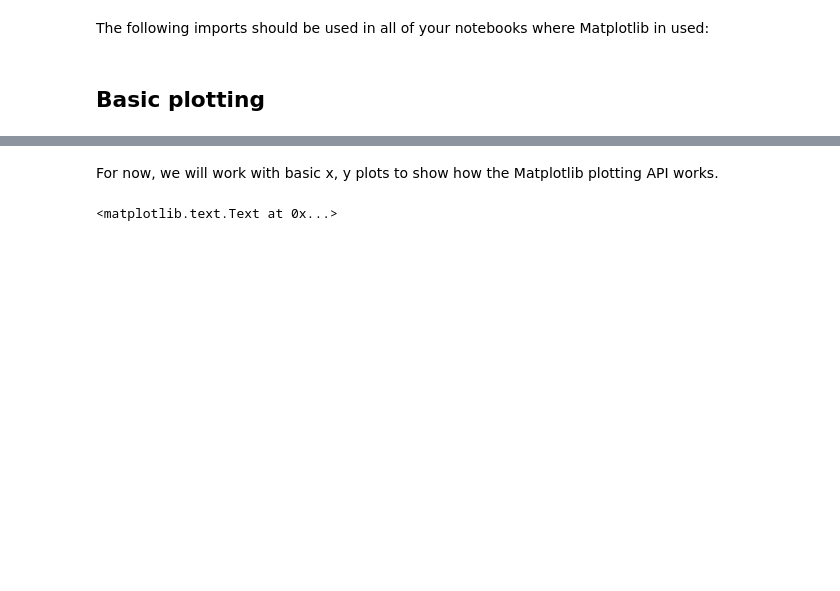
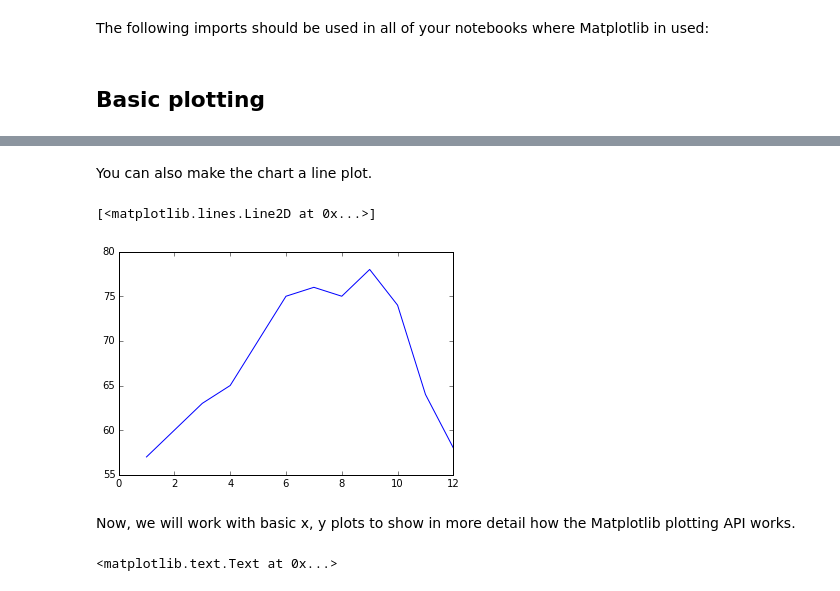
Before and after one commit to calpolydatascience/data301, a Jupyter notebook: Content/Visualization/Matplotlib.ipynb, the cells around one changed output, grey strips where cells are left out. Cells and saved outputs as stored; diff of their text form; code cells hidden in the pictures; blank space fills up the shorter version.

```diff
--- a/Content/Visualization/Matplotlib.ipynb
+++ b/Content/Visualization/Matplotlib.ipynb
@@ -15,5 +38,12 @@ import numpy as np
+# %% [markdown]
+You can also make the chart a line plot.
+# %%
+plt.plot(frame["month"], frame["average temp"])
+# %% [output]
+[<matplotlib.lines.Line2D at 0x...>]
+[figure, added]
 # %% [markdown]
-For now, we will work with basic x, y plots to show how the Matplotlib plotting API works.
+Now, we will work with basic x, y plots to show in more detail how the Matplotlib plotting API works.
 # %%
 t = np.linspace(0,4*np.pi,100)
 plt.plot(t, np.sin(t))
```
Also changed, not shown: parts of 4 cells of this notebook, 2 other files.
